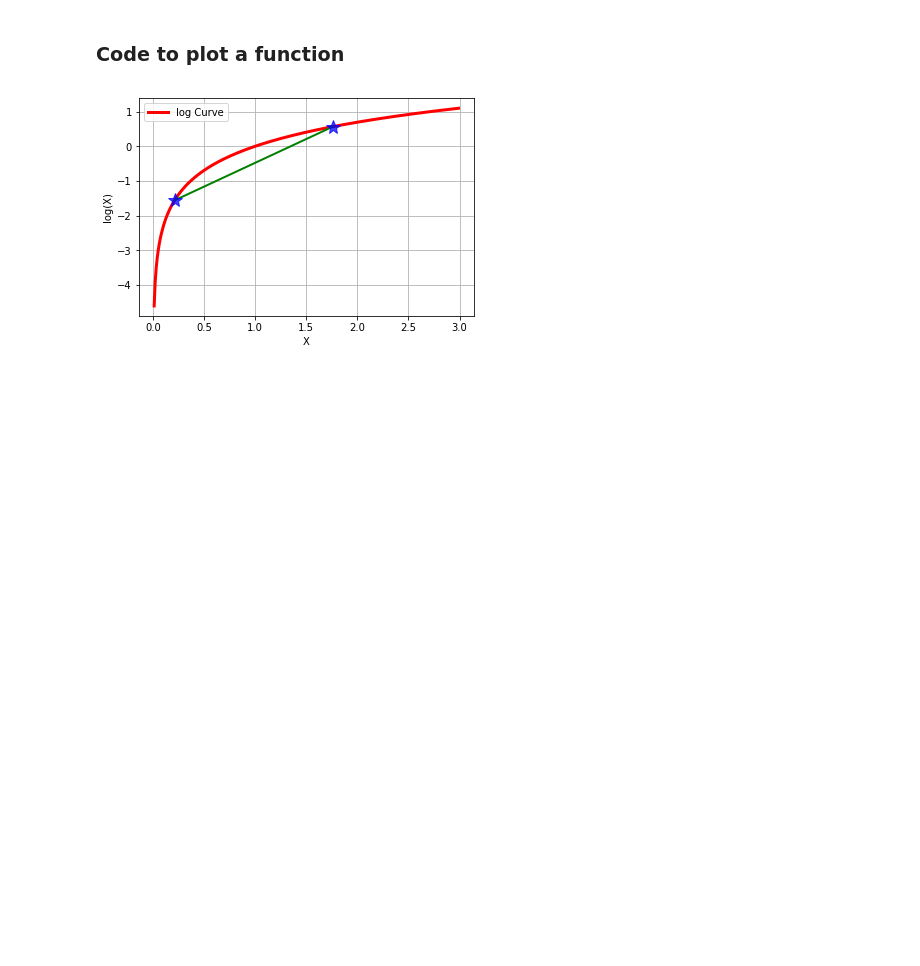
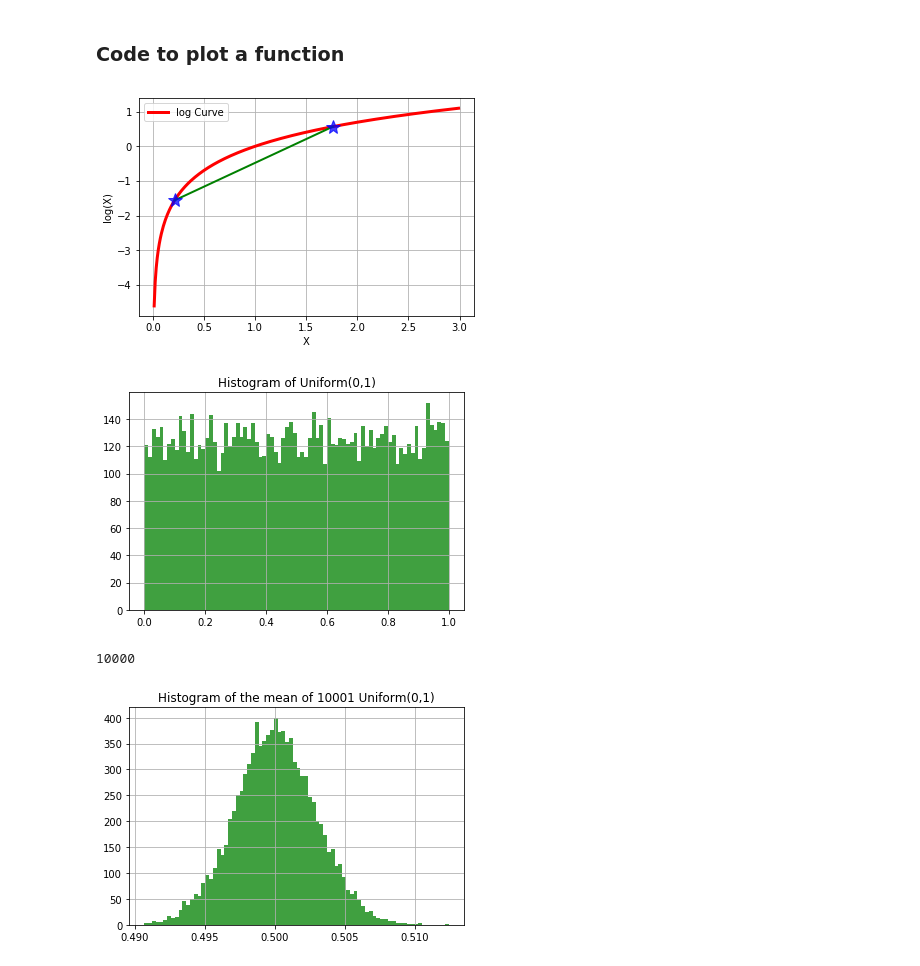
Before and after one commit to tukichen/Visualization_in_python, a Jupyter notebook: Math for Machine Learning.ipynb, the cells around one changed output. Cells and saved outputs as stored; diff of their text form; code cells hidden in the pictures; blank space fills up the shorter version.

```diff
--- a/Math for Machine Learning.ipynb
+++ b/Math for Machine Learning.ipynb
@@ -22,3 +24,27 @@ def plot_function_curve(function ,  function_name, min_x, max_x ):
 plot_function_curve(function = math.log, function_name = 'log(X)', min_x= 0.01, max_x = 3.0)
 # %% [output]
 [figure]
+# %%
+def plot_uniform():
+    u = np.random.uniform( low= 0.0, high= 1.0, size= 10000)
+    plt.title('Histogram of Uniform(0,1)')
+    plt.hist(x= u, bins = 80, facecolor= 'g', alpha= 0.75 )
+    plt.grid(True)
+    plt.show()
+
+
+    times= 10000
+    for time in range(times):
+        u += np.random.uniform(low= 0.0, high= 1.0, size= 10000)
+    print(len(u))
+    u = u/ times
+    plt.title('Histogram of the mean of 10001 Uniform(0,1)')
+    plt.hist(x= u, bins= 80, facecolor= 'g', alpha= 0.75)
+    plt.grid(True)
+    plt.show()
+
+plot_uniform()
+# %% [output]
+[figure, added]
+10000
+[figure, added]
```
Also changed, not shown: parts of 10 cells of this notebook.
